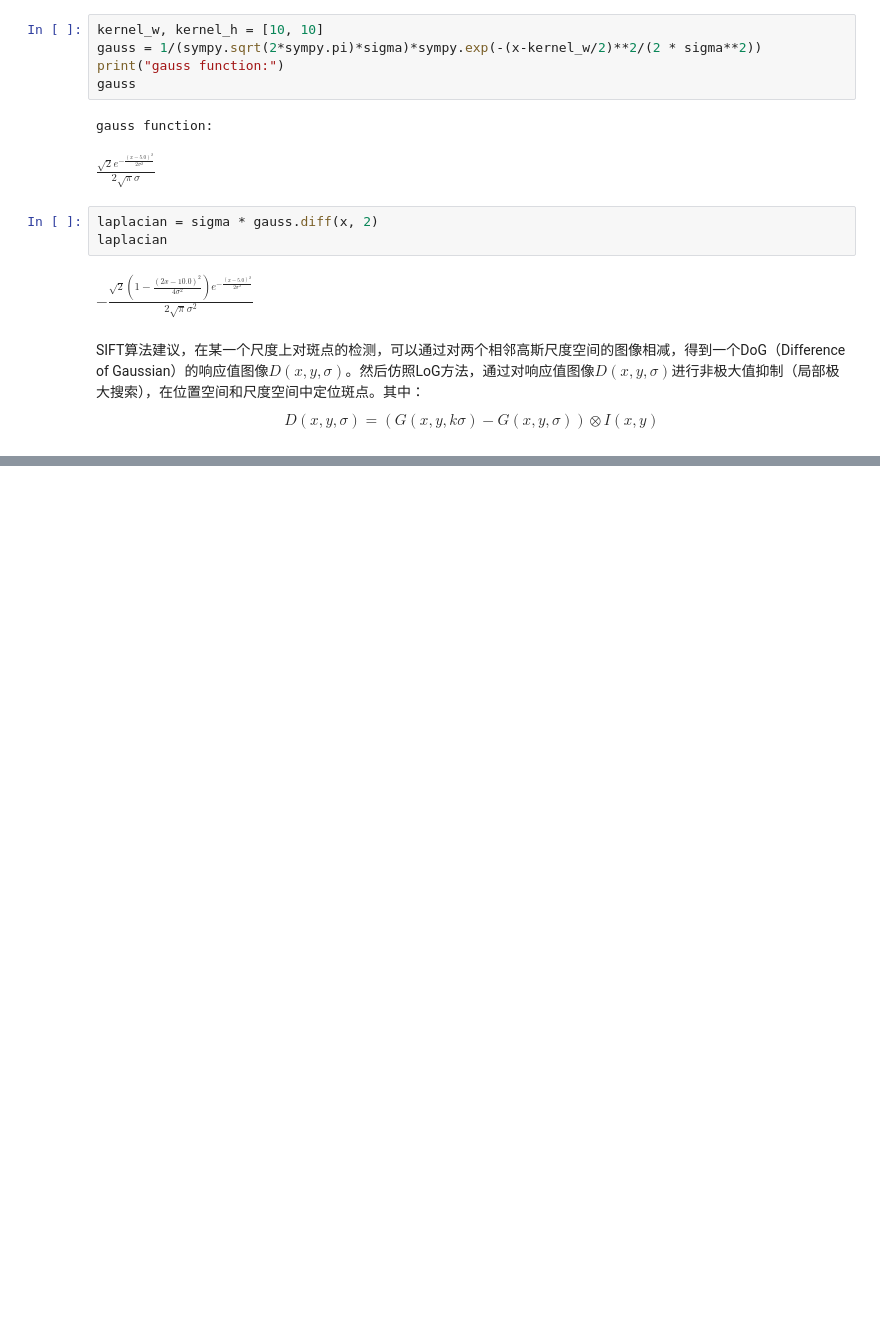
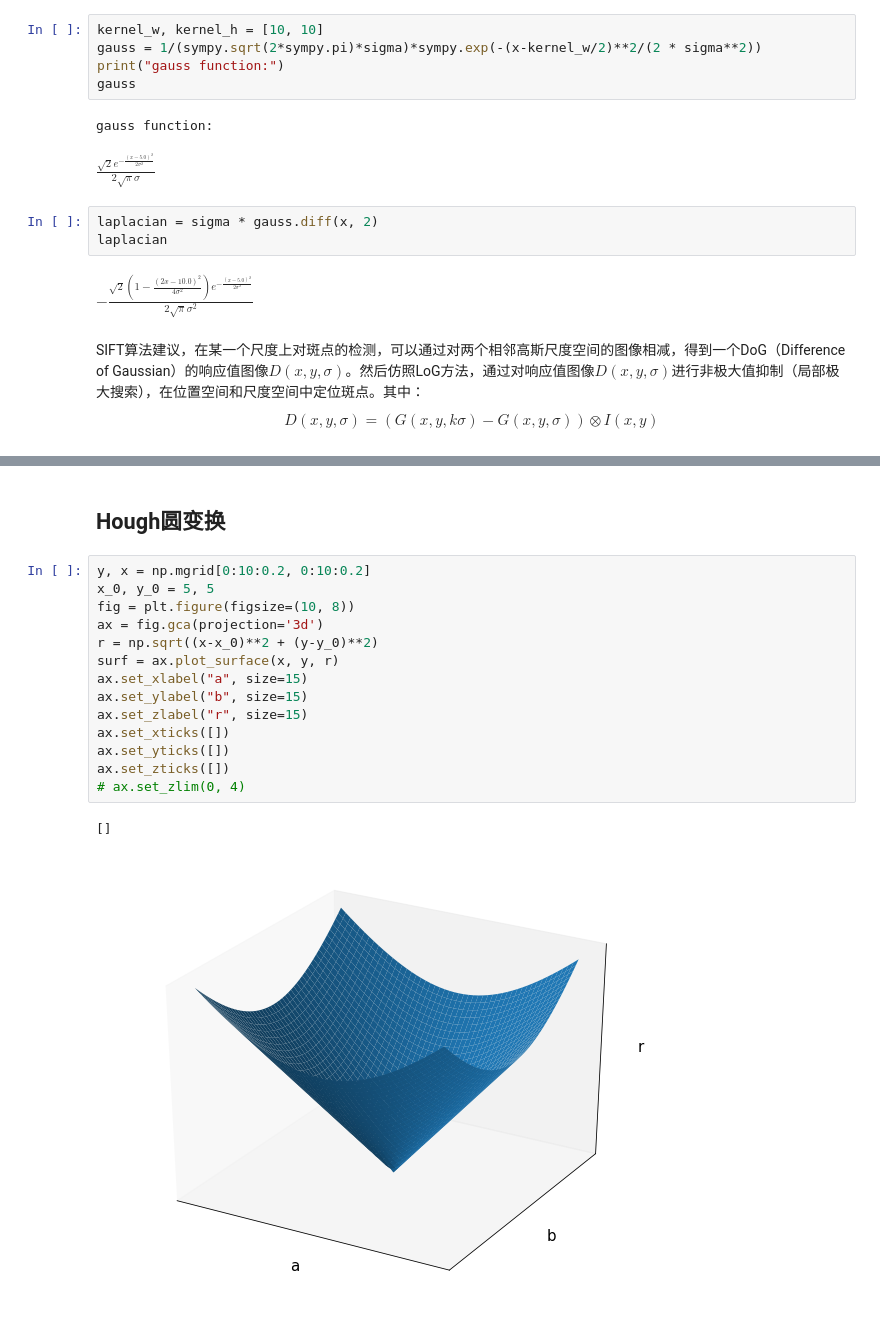
Before and after one commit to 1124418652/PCB_detection, a Jupyter notebook: python_algrithom/theroy.ipynb, the cells around one changed output, grey strips where cells are left out. Drawn from its saved outputs; the diff is of its cells as text; blank space fills up the shorter version.

```diff
--- a/python_algrithom/theroy.ipynb
+++ b/python_algrithom/theroy.ipynb
@@ -306 +308,20 @@ plt.legend()
 [figure]
+# %% [markdown]
+## Hough圆变换
+# %%
+y, x = np.mgrid[0:10:0.2, 0:10:0.2]
+x_0, y_0 = 5, 5
+fig = plt.figure(figsize=(10, 8))
+ax = fig.gca(projection='3d')
+r = np.sqrt((x-x_0)**2 + (y-y_0)**2)
+surf = ax.plot_surface(x, y, r)
+ax.set_xlabel("a", size=15)
+ax.set_ylabel("b", size=15)
+ax.set_zlabel("r", size=15)
+ax.set_xticks([])
+ax.set_yticks([])
+ax.set_zticks([])
+# ax.set_zlim(0, 4)
+# %% [output]
+[]
+[figure, added]
```
Also changed, not shown: parts of 1 cell of this notebook, 6 other files.
